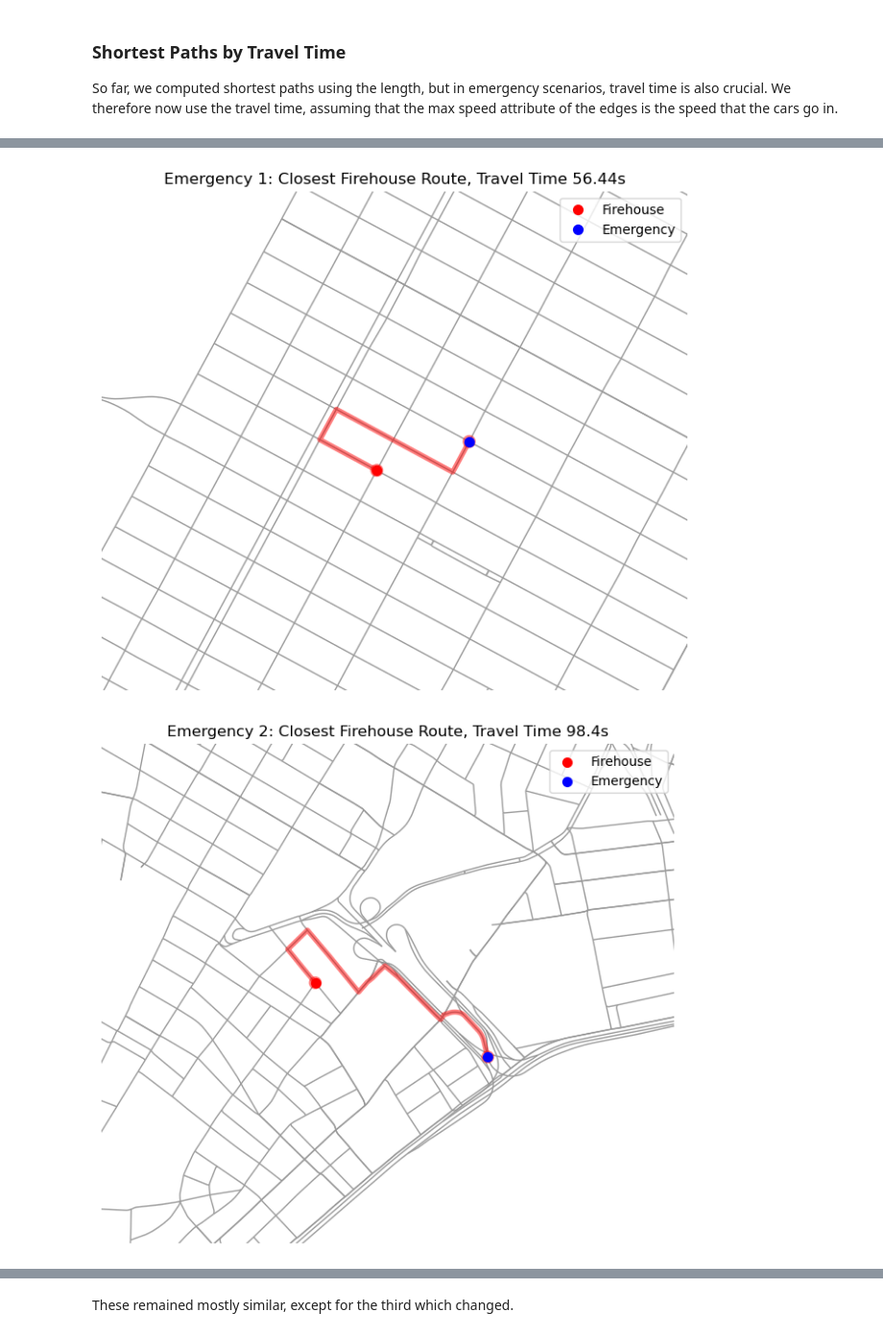
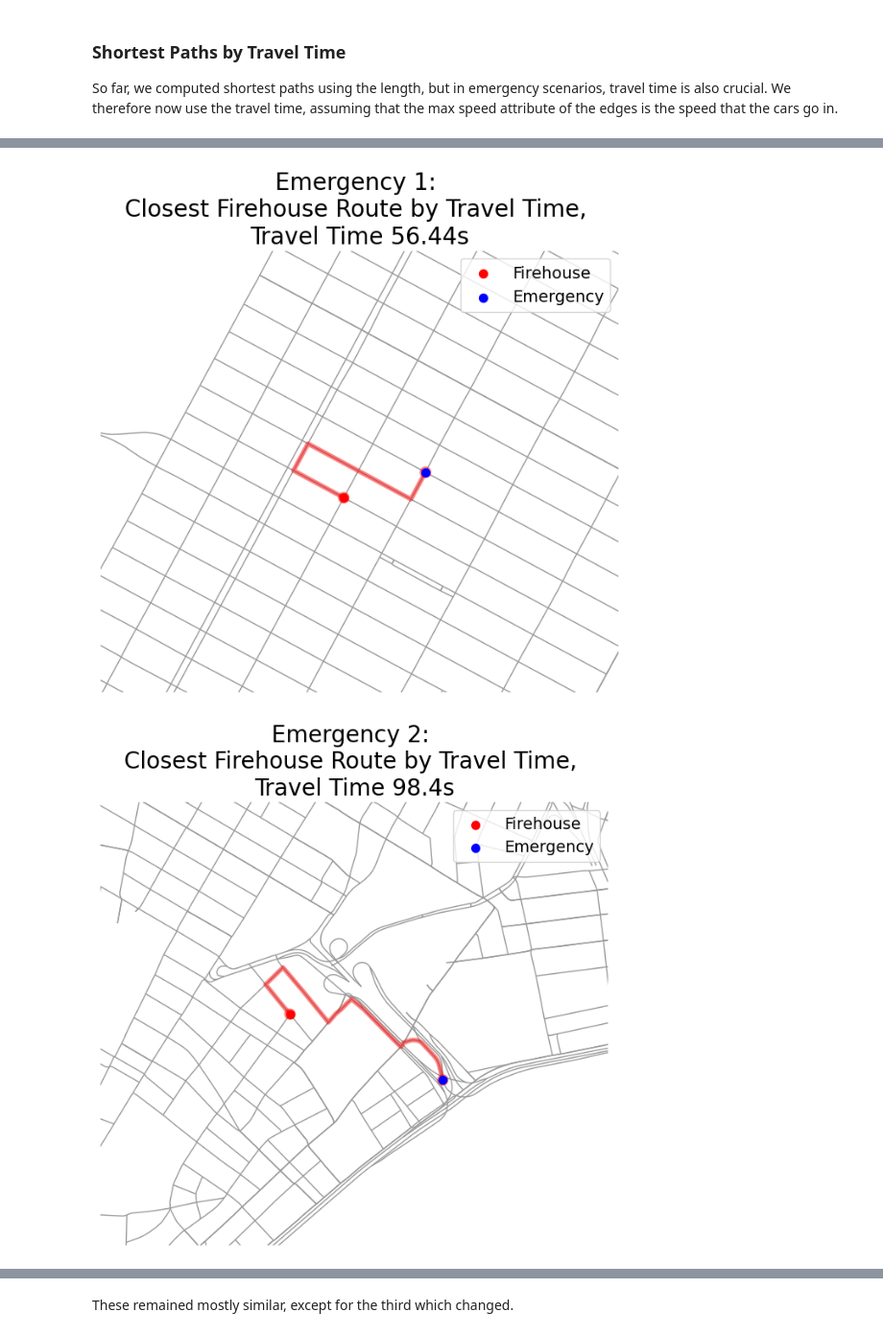
Before and after one commit to margheritatonon/Optimization-II-Project, a Jupyter notebook: dataloading.ipynb, the cells around one changed output, grey strips where cells are left out. Shown at 96% size. Saved outputs shown, nothing was run; the diff lists cells and outputs as text; code cells hidden in the pictures.

Commit message:
changed plo aesthetic parameters, removed time dependent weights

```diff
--- a/dataloading.ipynb
+++ b/dataloading.ipynb
@@ -161,7 +163,7 @@ print(distances)
 [608.8185127851767, 917.7797061705894, 1712.590888141085]
 # %%
 #plotting
-fig, ax = ox.plot_graph_routes(G_proj, routes=paths, route_color='blue', route_linewidth=2, node_size=0, bgcolor='white', show=False, close=False)
+fig, ax = ox.plot_graph_routes(G_proj, routes=paths, route_color='blue', route_linewidth=2, node_size=0, bgcolor='white', show=False, close=False, edge_color='black', edge_linewidth=0.3)
 
 node_positions = {node: (data['x'], data['y']) for node, data in G_proj.nodes(data=True)}
 firehouse_x = [node_positions[n][0] for n in firehouse_nodes]
@@ -170,7 +172,7 @@ emergency_x = [node_positions[n][0] for n in emergency_nodes]
 emergency_y = [node_positions[n][1] for n in emergency_nodes]
 ax.scatter(firehouse_x, firehouse_y, c='red', s=30, label='Firehouses', zorder=3)
 ax.scatter(emergency_x, emergency_y, c='blue', s=30, label='Emergencies', zorder=3)
-plt.title("Dijkstra Shortest Paths from Closest Firehouses to Emergencies")
-ax.legend()
+plt.title("Shortest Paths from Firehouses\n to Emergencies by Road Length", size = 20)
+ax.legend(loc="upper left")
 plt.show()
 # %% [output]
@@ -209,7 +211,7 @@ for idx, path in enumerate(paths):
     ax.set_xlim(minx, maxx)
     ax.set_ylim(miny, maxy)
 
-    ax.set_title(f"Emergency {idx+1}: Closest Firehouse Route, Distance {round(distances[idx]/1000, 2)}km")
+    ax.set_title(f"Emergency {idx+1}: \nClosest Firehouse Route by Road Length, \nDistance {round(distances[idx]/1000, 2)}km", size = 20)
     ax.legend()
     plt.show()
 # %% [output]
@@ -318,7 +320,7 @@ for idx, path in enumerate(paths):
     ax.set_ylim(miny, maxy)
 
     ax.set_title(f"Emergency {idx+1}: Closest Firehouse Route, Distance {round(distances[idx]/1000, 2)}km")
-    ax.legend()
+    ax.legend(fontsize = 14)
     plt.show()
 # %% [output]
 3
@@ -375,34 +377,34 @@ for idx, time_paths in enumerate(time_paths):
     emergency_node = time_paths[-1]
     firehouse_node = time_paths[0]
 
     path_x = [node_positions[n][0] for n in time_paths]
     path_y = [node_positions[n][1] for n in time_paths]
 
     margin = 500
     minx, maxx = min(path_x) - margin, max(path_x) + margin
     miny, maxy = min(path_y) - margin, max(path_y) + margin
 
     fig, ax = ox.plot_graph_routes(
         G_proj,
         routes=[time_paths],
         route_color='blue',
         route_linewidth=2,
         node_size=0,
         bgcolor='white',
         show=False,
         close=False
     )
     ax.scatter(node_positions[firehouse_node][0], node_positions[firehouse_node][1],
                c='red', s=50, zorder=3, label='Firehouse')
     ax.scatter(node_positions[emergency_node][0], node_positions[emergency_node][1],
                c='blue', s=50, zorder=3, label='Emergency')
 
     ax.set_xlim(minx, maxx)
     ax.set_ylim(miny, maxy)
 
-    ax.set_title(f"Emergency {idx+1}: Closest Firehouse Route, Travel Time {round(time_distances[idx], 2)}s")
-    ax.legend()
+    ax.set_title(f"Emergency {idx+1}: \nClosest Firehouse Route by Travel Time, \nTravel Time {round(time_distances[idx], 2)}s", size = 20)
+    ax.legend(fontsize=14)
     plt.show()
 # %% [output]
-[figure, old version]
+[figure, new version]
-[figure, old version]
+[figure, new version]
```
Also changed, not shown: parts of 25 cells of this notebook.
